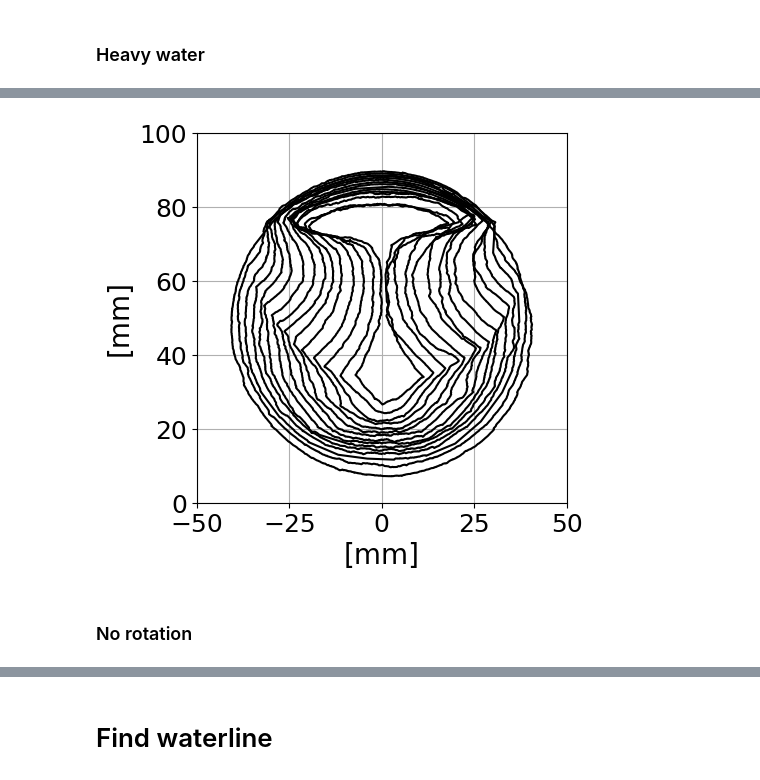
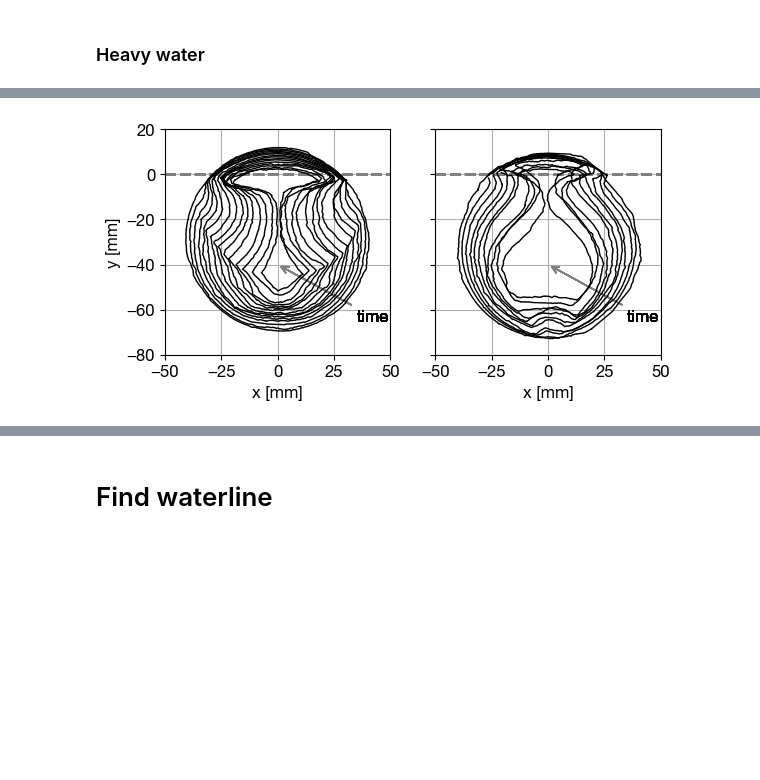
Before and after one commit to ebellincioni/floatingIce, a Jupyter notebook: 2024-05-09_heatTransfer.ipynb, the cells around one changed output, grey strips where cells are left out. Cells and saved outputs as stored; diff of their text form; code cells hidden in the pictures; blank space fills up the shorter version.

```diff
--- a/2024-05-09_heatTransfer.ipynb
+++ b/2024-05-09_heatTransfer.ipynb
@@ -483,43 +468,75 @@ plt.show()
 # %%
+fig,axs = plt.subplots(ncols=2,nrows=1,figsize=(6.4,3.2))
+
+# salty water
 directory = '/Users/edoardo/Library/CloudStorage/OneDrive-UniversityofTwente/floating/2023-12-08/'
 cylinders = ['1st']
-
-plt.figure()
 
 for cylinder in cylinders:
     dirContours = directory+cylinder+'/contours/'
     contoursPATH = []
     for contour in glob.glob(dirContours+'/*.csv'):
         contoursPATH.append(contour)
     contoursPATH = np.sort(contoursPATH)
+    info = np.genfromtxt(dirContours+'info',delimiter=',')
+    exp_radius,exp_sal,exp_wt = info[1,1],info[1,0],np.mean((info[1,2],info[1,4]))
 
     radii = []
     for it,contourPATH in enumerate(contoursPATH[::4]):
         contour = np.genfromtxt(contourPATH,dtype='float',delimiter=',')
         if contour.shape[1]!=2: contour = contour.T
         if it==0: # straighten y direction
             shift = (max(contour[:,1])-min(contour[:,1]))*3.5/3
             radius = np.sqrt(PolyArea(contour[:,1],contour[:,0])/np.pi)
             conversion = radius/exp_radius # px/m
         contour[:,1 ] = -contour[:,1] + shift
         contour = contour*1e3/conversion # in mm
         com,_ = hydrostasy(contour,densityRatio=917/1005)
         xcenter = com.x
-        plt.plot(contour[:,0]-xcenter,contour[:,1],c='k')
+        wl = findWL(contour,densityRatio=917/1005)  ### CHANGE FOR FRESH/SALTY WATER!!
+        axs[0].plot(contour[:,0]-xcenter,contour[:,1]-wl,c='k',zorder=10,linewidth=1)
+        axs[0].hlines(0,-50,50,linestyles='--',linewidth=2,colors='grey')
+        axs[0].annotate(text='time', xy=(0,-40), xytext=(35,-65), arrowprops=dict(arrowstyle='->',color='Grey'))
 
-plt.gca().set_aspect('equal')
-plt.ylim(0,100)
-plt.xlim(-50,50)
-plt.ylabel('[mm]',fontsize=20)
-plt.xlabel('[mm]',fontsize=20)
-plt.grid()
-plt.gca().tick_params(axis='x', labelsize=18)
-plt.gca().tick_params(axis='y', labelsize=18)
+# no rotation
+directory = '/Users/edoardo/Library/CloudStorage/OneDrive-UniversityofTwente/floating/2023-10-17/'
+cylinders = ['1st']
 
-m = -230/250
-# plt.savefig('/Users/edoardo/Library/CloudStorage/OneDrive-UniversityofTwente/floating/graphics/saltyWater.eps',format='eps',bbox_inches='tight')
+for cylinder in cylinders:
+    dirContours = directory+cylinder+'/contours/'
+    contoursPATH = []
+    for contour in glob.glob(dirContours+'/*.csv'):
+        contoursPATH.append(contour)
+    contoursPATH = np.sort(contoursPATH)
+    info = np.genfromtxt(dirContours+'info',delimiter=',')
+    exp_radius,exp_sal,exp_wt = info[1,1],info[1,0],np.mean((info[1,2],info[1,4]))
+
+    radii = []
+    for it,contourPATH in enumerate(contoursPATH[:-15:3]):
+        contour = np.genfromtxt(contourPATH,dtype='float',delimiter=',')
+        if contour.shape[1]!=2: contour = contour.T
+        if it==0: # straighten y direction
+            shift = (max(contour[:,1])-min(contour[:,1]))*4/3
+            radius = np.sqrt(PolyArea(contour[:,1],contour[:,0])/np.pi)
+            conversion = radius/exp_radius # px/m
+        contour[:,1 ] = -contour[:,1] + shift
+        contour = contour*1e3/conversion # in mm
+        com,_ = hydrostasy(contour,densityRatio=917/1005)
+        xcenter = com.x
+        axs[1].plot(contour[:,0]-xcenter,contour[:,1]-wl,c='k',zorder=10,linewidth=1)
+        axs[1].hlines(0,-50,50,linestyles='--',linewidth=2,colors='grey')
+        axs[1].annotate(text='time', xy=(0,-40), xytext=(35,-65), arrowprops=dict(arrowstyle='->',color='Grey'))
+
+# plot
+for axi in axs:
+    axi.set(aspect='equal',
+            xlim=(-50,50),ylim=(-80,20),
+            xlabel='x [mm]')
+    axi.grid()
+axs[0].set_ylabel('y [mm]')
+axs[1].set_yticklabels('')
+
+plt.savefig('/Users/edoardo/Library/CloudStorage/OneDrive-UniversityofTwente/floating/graphics/saltyWater_and_NR.pdf',format='pdf',bbox_inches='tight')
 plt.show()
 # %% [output]
-[figure, old version]
+[figure, new version]
-# %% [markdown]
-### No rotation
```
Also changed, not shown: parts of 5 cells of this notebook, 6 other files.
